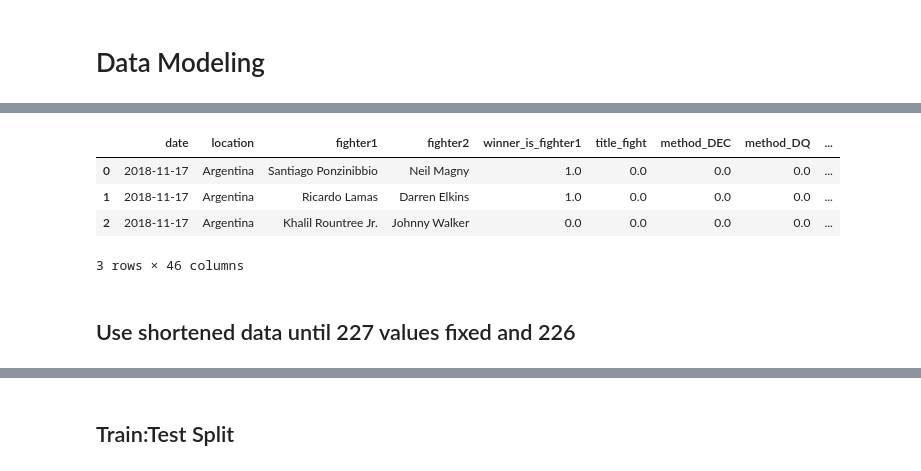
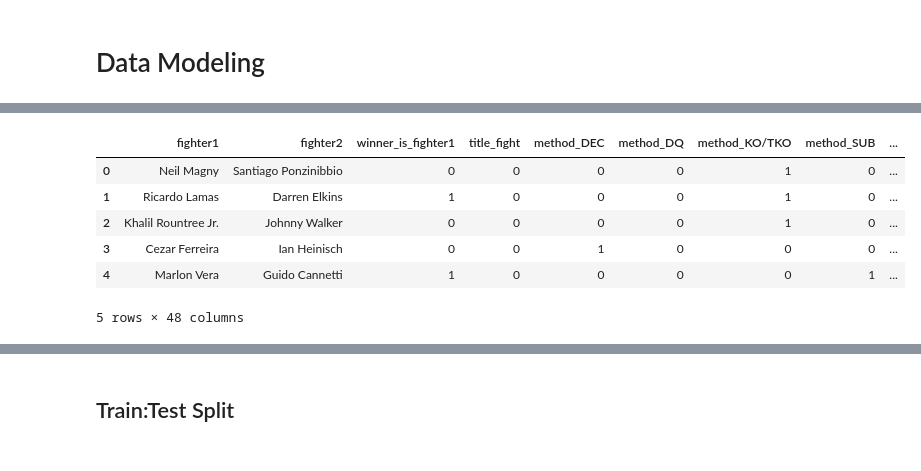
Before and after one commit to AdamBlomfield/machine_learning_ufc_data, a Jupyter notebook: notebooks/model_ab_ml_ufc.ipynb, the cells around one changed output, grey strips where cells are left out. Saved outputs shown, nothing was run; the diff lists cells and outputs as text; code cells hidden in the pictures.

Commit message:
data fully cleaned and 4 models run (2nn, rf, lr)

```diff
--- a/notebooks/model_ab_ml_ufc.ipynb
+++ b/notebooks/model_ab_ml_ufc.ipynb
@@ -135,12 +273,12 @@ bouts_cleaned    combined         fighters_cleaned
 # %%
 data = pd.read_csv('../data/processed/combined')
 # %%
-data.head(3)
+data.head()
 # %% [output]
-|  | date | location | fighter1 | fighter2 | winner_is_fighter1 | title_fight | method_DEC | method_DQ | ... |
-| 0 | 2018-11-17 | Argentina | Santiago Ponzinibbio | Neil Magny | 1.0 | 0.0 | 0.0 | 0.0 | ... |
-| 1 | 2018-11-17 | Argentina | Ricardo Lamas | Darren Elkins | 1.0 | 0.0 | 0.0 | 0.0 | ... |
-| 2 | 2018-11-17 | Argentina | Khalil Rountree Jr. | Johnny Walker | 0.0 | 0.0 | 0.0 | 0.0 | ... |
+|  | fighter1 | fighter2 | winner_is_fighter1 | title_fight | method_DEC | method_DQ | method_KO/TKO | method_SUB | ... |
+| 0 | Neil Magny | Santiago Ponzinibbio | 0 | 0 | 0 | 0 | 1 | 0 | ... |
+| 1 | Ricardo Lamas | Darren Elkins | 1 | 0 | 0 | 0 | 1 | 0 | ... |
+| 2 | Khalil Rountree Jr. | Johnny Walker | 0 | 0 | 0 | 0 | 1 | 0 | ... |
+| 3 | Cezar Ferreira | Ian Heinisch | 0 | 0 | 1 | 0 | 0 | 0 | ... |
+| 4 | Marlon Vera | Guido Cannetti | 1 | 0 | 0 | 0 | 0 | 1 | ... |
-3 rows × 46 columns
+5 rows × 48 columns
-# %% [markdown]
-## Use shortened data until 227 values fixed and 226
```
Also changed, not shown: parts of 77 cells of this notebook, 9 other files.
